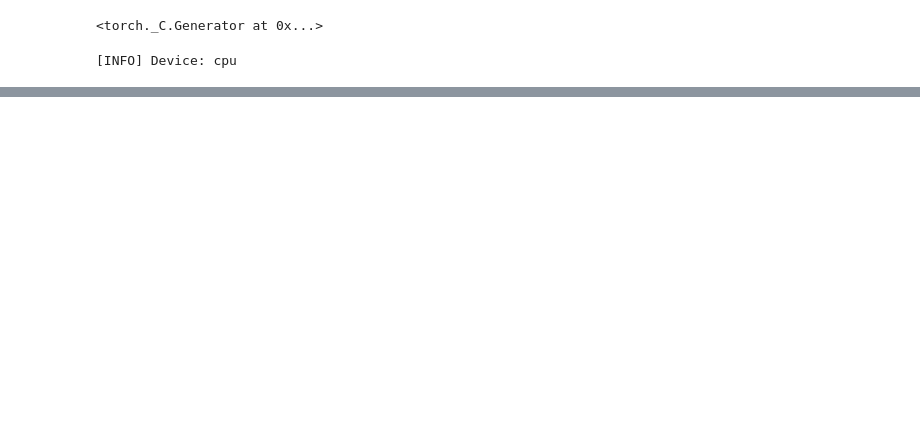
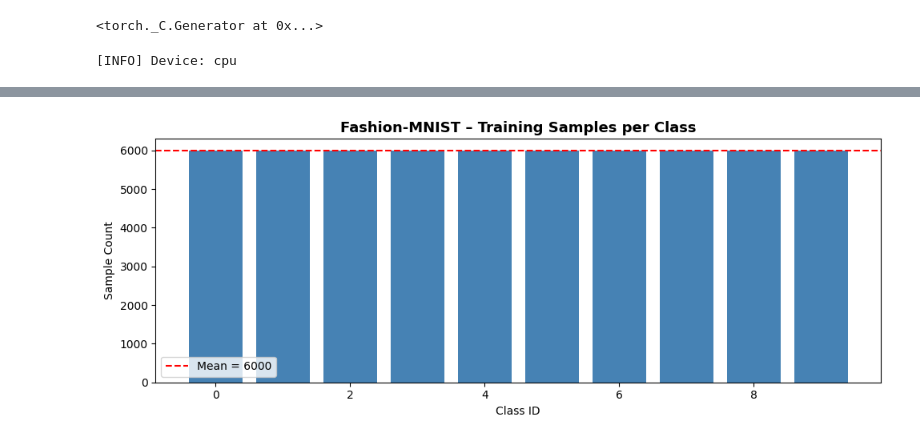
Before and after one commit to Riivveera/NoMasBlackBox, a Jupyter notebook: notebooks/data_input_pipeline.ipynb, the cells around one changed output, grey strips where cells are left out. Saved outputs shown, nothing was run; the diff lists cells and outputs as text; code cells hidden in the pictures; blank space fills up the shorter version.

```diff
--- a/notebooks/data_input_pipeline.ipynb
+++ b/notebooks/data_input_pipeline.ipynb
@@ -78,0 +251,98 @@ def show_sample_grid(dataset, class_names: list, n_classes: int = 10,
+# %%
+#Fashion dataset starting with raw data to eda before resizing
+
+fmnist_train_raw = FashionMNIST(DATA_ROOT/"fmnist", train=True,
+                                 download=True, transform=_to_tensor)
+fmnist_test_raw  = FashionMNIST(DATA_ROOT/"fmnist", train=False,
+                                 download=True, transform=_to_tensor)
+fmnist_classes   = ["T-shirt/top","Trouser","Pullover","Dress","Coat",
+                     "Sandal","Shirt","Sneaker","Bag","Ankle boot"]
+
+print(f"  Train : {len(fmnist_train_raw):,} | Test : {len(fmnist_test_raw):,} | Classes : 10")
+print(f"  Image shape : {tuple(fmnist_train_raw[0][0].shape)}  (C, H, W)")
+
+# Class distribution
+train_counts_fm = collections.Counter(get_labels(fmnist_train_raw))
+plot_class_distribution(
+    train_counts_fm, fmnist_classes,
+    title="Fashion-MNIST – Training Samples per Class",
+    fname="fmnist_class_distribution"
+)
+
+# Sample grid
+show_sample_grid(
+    fmnist_train_raw, fmnist_classes,
+    n_classes=10, n_cols=8,
+    title="Fashion-MNIST – Random Samples (all 10 classes × 8 images)",
+    fname="fmnist_sample_grid"
+)
+
+# Pixel statistics & histogram
+print("\n[Fashion-MNIST] Pixel statistics:")
+fm_mean, fm_std = pixel_stats(fmnist_train_raw, n_samples=3000, label="train")
+plot_pixel_histograms(
+    fmnist_train_raw, n_samples=500, n_channels=1,
+    title="Fashion-MNIST – Pixel Intensity Distribution (500 images)",
+    fname="fmnist_pixel_histogram"
+)
+
+# Mean image per class
+plot_mean_images(
+    fmnist_train_raw, fmnist_classes, n_show=10,
+    title="Fashion-MNIST – Mean Image per Class",
+    fname="fmnist_mean_images", cmap="gray"
+)
+
+# Pixel variance map per class (shows spatial complexity)
+label2imgs_fm = collections.defaultdict(list)
+for img, lbl in fmnist_train_raw:
+    label2imgs_fm[lbl].append(img.squeeze().numpy())
+
+fig, axes = plt.subplots(2, 5, figsize=(12, 5))
+fig.suptitle("Fashion-MNIST – Pixel Variance Map per Class", fontsize=12, fontweight="bold")
+for cls in range(10):
+    ax  = axes[cls // 5][cls % 5]
+    var = np.var(label2imgs_fm[cls], axis=0)
+    im  = ax.imshow(var, cmap="hot")
+    ax.set_title(fmnist_classes[cls], fontsize=9)
+    ax.axis("off")
+    plt.colorbar(im, ax=ax, fraction=0.046, pad=0.04)
+plt.tight_layout()
+save_fig("fmnist_variance_maps")
+plt.show()
+
+# Inter-class correlation heatmap
+mean_vectors = np.array([
+    np.mean(label2imgs_fm[cls], axis=0).flatten() for cls in range(10)
+])
+fig, ax = plt.subplots(figsize=(8, 7))
+sns.heatmap(np.corrcoef(mean_vectors), annot=True, fmt=".2f",
+            xticklabels=fmnist_classes, yticklabels=fmnist_classes,
+            cmap="coolwarm", center=0, ax=ax, square=True)
+ax.set_title("Fashion-MNIST – Correlation Between Class Mean Images",
+             fontsize=11, fontweight="bold")
+plt.tight_layout()
+save_fig("fmnist_class_correlation")
+plt.show()
+
+# Final DataLoaders
+_fmnist_tf = transforms.Compose([
+    transforms.Resize((224, 224)),
+    transforms.Grayscale(num_output_channels=3),
+    transforms.ToTensor(),
+    transforms.Normalize(IMAGENET_MEAN, IMAGENET_STD),
+])
+
+fmnist_train_ds = FashionMNIST(DATA_ROOT/"fmnist", train=True,
+                                download=False, transform=_fmnist_tf)
+fmnist_test_ds  = FashionMNIST(DATA_ROOT/"fmnist", train=False,
+                                download=False, transform=_fmnist_tf)
+
+fmnist_train_loader = DataLoader(fmnist_train_ds, batch_size=BATCH_SIZE,
+                                  shuffle=True,  num_workers=NUM_WORKERS, pin_memory=True)
+fmnist_test_loader  = DataLoader(fmnist_test_ds,  batch_size=BATCH_SIZE,
+                                  shuffle=False, num_workers=NUM_WORKERS, pin_memory=True)
+
+_b, _l = next(iter(fmnist_train_loader))
+print(f"\n[Fashion-MNIST] Loader ready — batch shape: {tuple(_b.shape)}")
+# %% [output]
@@ -78,0 +352 @@ def show_sample_grid(dataset, class_names: list, n_classes: int = 10,
+[figure, added]
```
Also changed, not shown: parts of 14 cells of this notebook, 11 other files.
